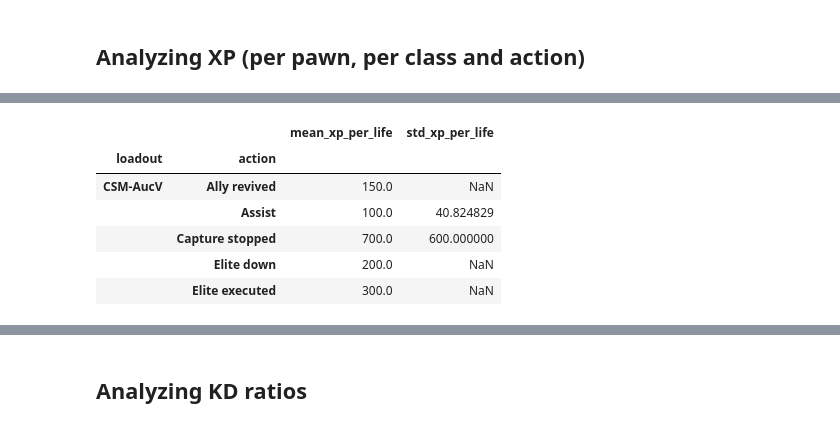
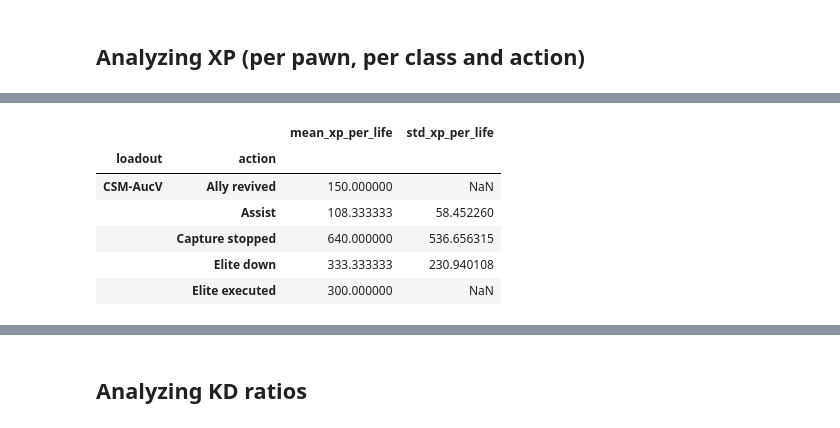
Before and after one commit to JediKnightChan/ECRTools, a Jupyter notebook: ecr-analytics/example/rawdata-analyzer.ipynb, the cells around one changed output, grey strips where cells are left out. Saved outputs shown, nothing was run; the diff lists cells and outputs as text; code cells hidden in the pictures.

```diff
--- a/ecr-analytics/example/rawdata-analyzer.ipynb
+++ b/ecr-analytics/example/rawdata-analyzer.ipynb
@@ -22,7 +22,10 @@ else:
         if file.endswith(".json"):
             with open(f"data/{file}", "r") as f:
                 match_data = json.load(f)
-                old_raw_data["data"] += match_data["data"]
+                match_ts = file.replace(".json", "")
+                if len(match_data["data"]) < 1000:
+                    continue
+                old_raw_data["data"] += [{**el, "match_ts": match_ts} for el in match_data["data"]]
 # %%
 len(old_raw_data["data"])
 # %% [output]
@@ -36,6 +39,16 @@ for el in old_raw_data["data"]:
     # Value
     if "value" in el:
         el["value"] = float(el["value"])
+
+    # Unique ts of match
+    if "i" in el:
+        el["i"] = el["i"] + "-" + el["match_ts"]
+    if "t" in el:
+        el["t"] = el["t"] + "-" + el["match_ts"]
+    if "ips" in el:
+        el["ips"] = el["ips"] + "-" + el["match_ts"]
+    if "tps" in el:
+        el["tps"] = el["tps"] + "-" + el["match_ts"]
 
     # Classes
     if "il" in el and "if" in el:
@@ -129,0 +145,6 @@ xp_df.head()
+# %%
+xp_per_pawn_and_action = xp_df.groupby(["t", "action"]).agg(
+    xp_per_life=('value', 'sum'),
+    loadout=('t-faction-class', 'first')
+)
+xp_per_pawn_and_action.head()
@@ -145,14 +173,14 @@ xp_per_pawn.head()
 # %%
-xp_per_life_for_class_and_action = xp_per_pawn.groupby(["loadout", "action"]).agg(
+xp_per_life_for_class_and_action = xp_per_pawn_and_action.groupby(["loadout", "action"]).agg(
     mean_xp_per_life=('xp_per_life', 'mean'),
     std_xp_per_life=('xp_per_life', 'std')
 )
 xp_per_life_for_class_and_action.head()
 # %% [output]
 |  |  | mean_xp_per_life | std_xp_per_life |
 | loadout | action |  |  |
-| CSM-AucV | Ally revived | 150.0 | NaN |
-|  | Assist | 100.0 | 40.824829 |
-|  | Capture stopped | 700.0 | 600.000000 |
-|  | Elite down | 200.0 | NaN |
-|  | Elite executed | 300.0 | NaN |
+| CSM-AucV | Ally revived | 150.000000 | NaN |
+|  | Assist | 108.333333 | 58.452260 |
+|  | Capture stopped | 640.000000 | 536.656315 |
+|  | Elite down | 333.333333 | 230.940108 |
+|  | Elite executed | 300.000000 | NaN |
```
Also changed, not shown: parts of 20 cells of this notebook, 1 other file.
